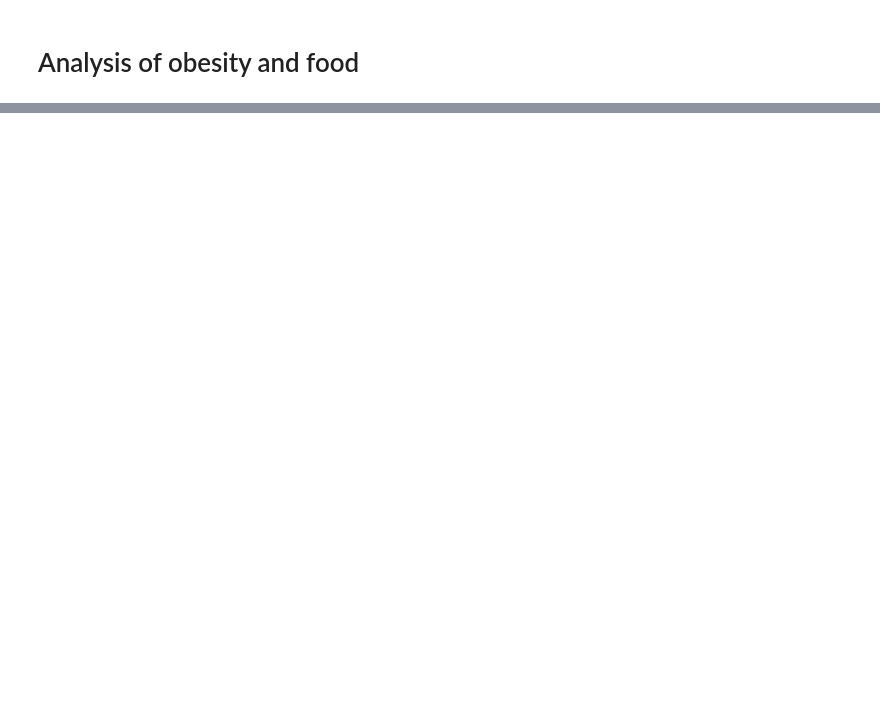
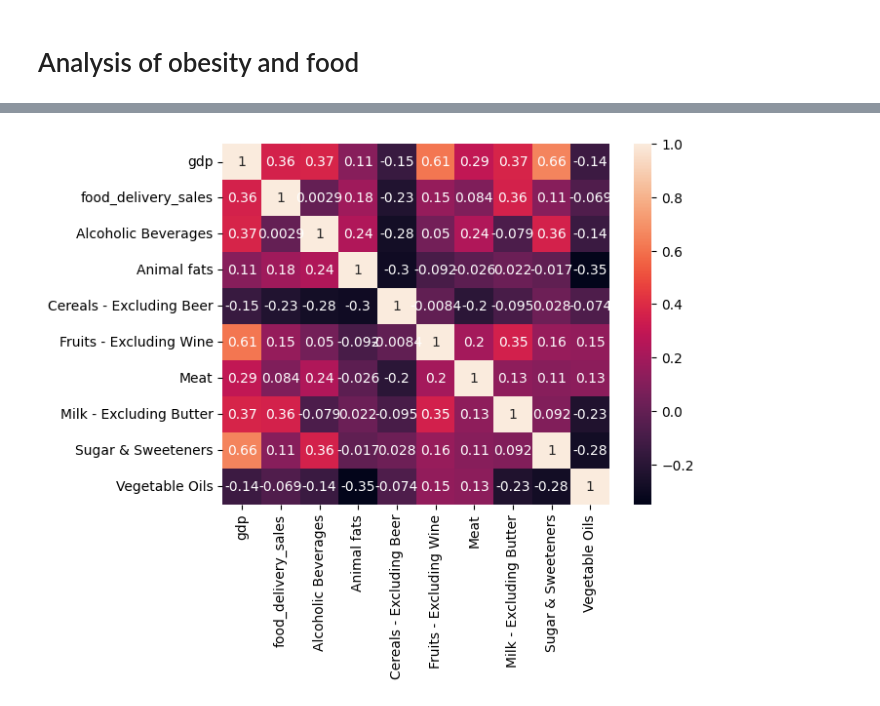
Before and after one commit to Danialmohebbi/EU-Obesity-Analysis, a Jupyter notebook: main.ipynb, the cells around one changed output, grey strips where cells are left out. Saved outputs shown, nothing was run; the diff lists cells and outputs as text; code cells hidden in the pictures; blank space fills up the shorter version.

```diff
--- a/main.ipynb
+++ b/main.ipynb
@@ -105,6 +104,7 @@ obesity = obesity[['GEO_NAME_SHORT','DIM_TIME','DIM_SEX','DIM_AGE','RATE_PER_100
 obesity.columns = ['country','year','sex','age','obesity_rate']
 obesity['country'] = obesity['country'].map(eu_country_codes)
 obesity = obesity[obesity['country'].notna()]
+obesity = obesity[obesity['age'] != 'Y5T19']
 obesity
 # %% [output]
 |  | country | year | sex | age | obesity_rate |
@@ -478,0 +452,5 @@ RMSE: 2.0328911427302727
+# %%
+corr = X.corr()
+sorted_corr = corr.unstack().sort_values(ascending=False)
+res = sorted_corr[sorted_corr < 1].drop_duplicates().head(10)
+res
@@ -478,0 +469,5 @@ RMSE: 2.0328911427302727
+# %%
+sns.heatmap(corr,annot=True)
+plt.show()
+# %% [output]
+[figure, added]
```
Also changed, not shown: parts of 10 cells of this notebook, 1 other file.
